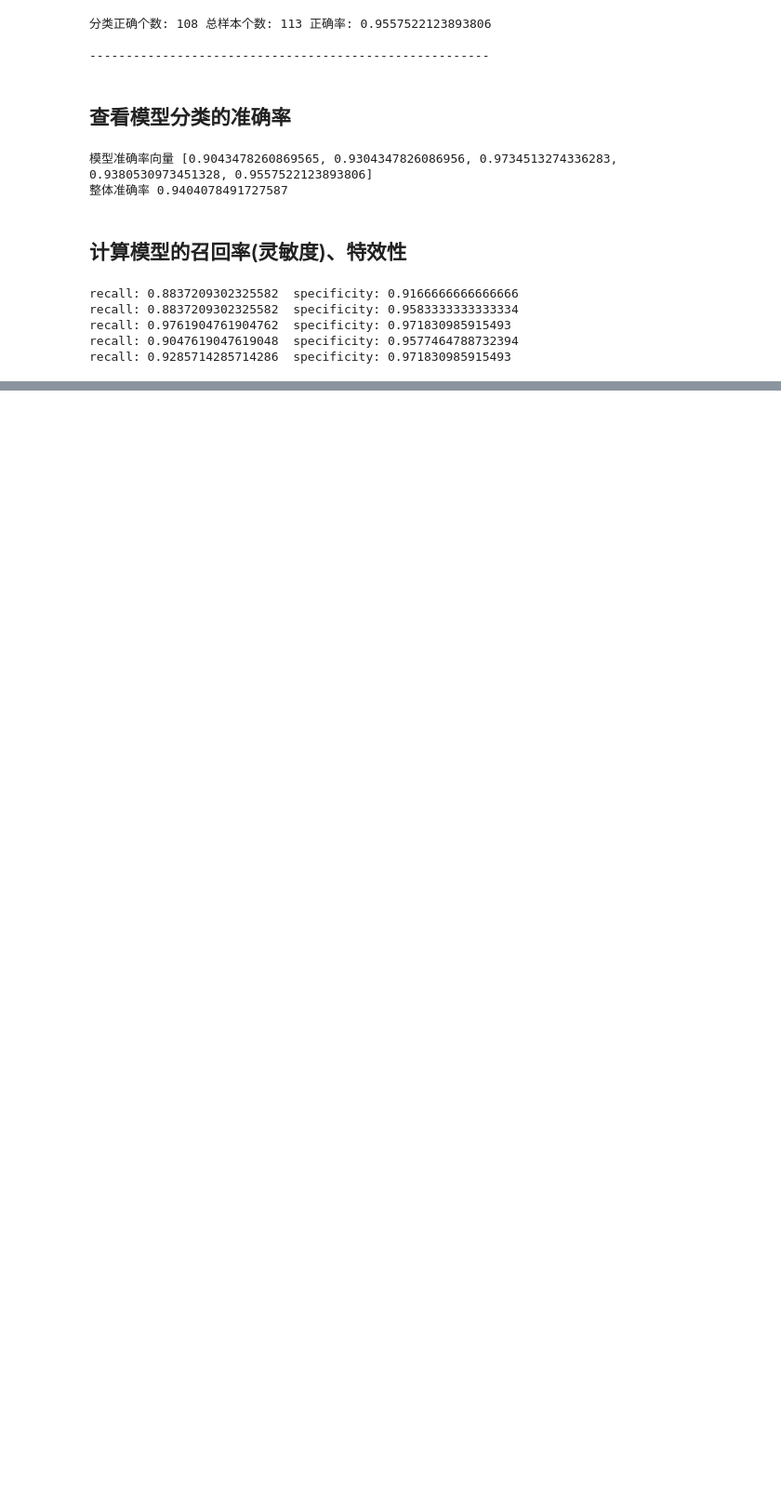
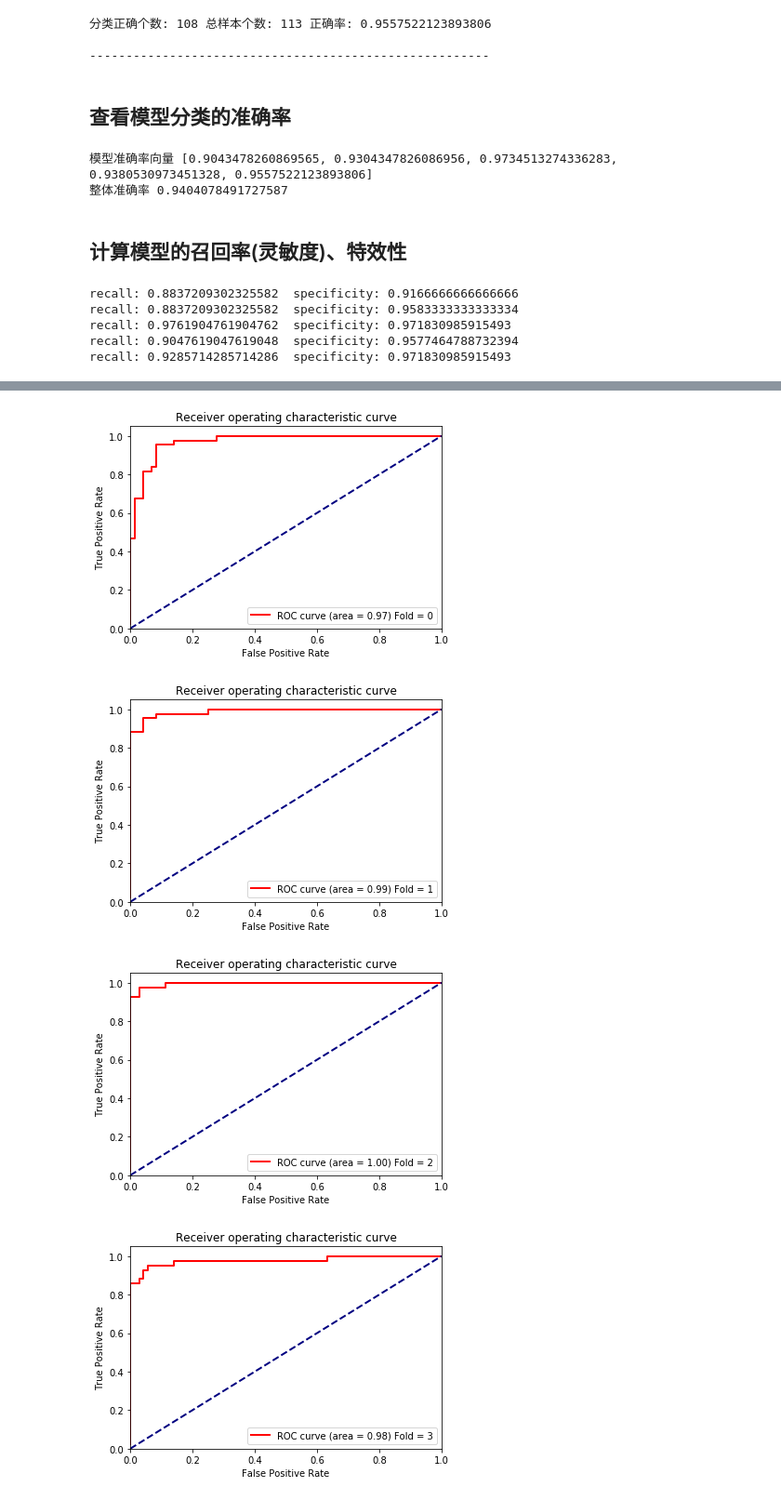
Before and after one commit to YSQ-1018/LogisticRegression, a Jupyter notebook: LogisticRegression_OK.ipynb, the cells around one changed output, grey strips where cells are left out. Shown at 93% size. Cells and saved outputs as stored; diff of their text form; code cells hidden in the pictures; blank space fills up the shorter version.

```diff
--- a/LogisticRegression_OK.ipynb
+++ b/LogisticRegression_OK.ipynb
@@ -260,6 +260,12 @@ accuracy = []
 
 #统计TP,FP,TN,FN的列表
 statistic_list = []
+
+#接收每轮预测值的列表，绘制roc曲线
+fpr_list = []
+tpr_list = []
+#计算auc
+auc_list = []
 
 for train_index,test_index in kfold.split(data,label):
     #print("Train Index:",train_index,",Test Index:",test_index)
@@ -276,6 +282,9 @@ for train_index,test_index in kfold.split(data,label):
     #对训练出的模型进行测试 Testing
     correct = 0 #用correct统计被分类正确样本的个数
 
+    #接收分类器对测试集样本判断为正例的概率，用于绘制ROC曲线
+    _predict_list = []
+
     #统计用于绘制混淆矩阵的信息
     malignat_malignat = 0 #本来是恶性分类为恶性的样本个数  TP
     malignat_benign = 0#本来是恶性分类为良性的样本个数 FN
@@ -285,6 +294,7 @@ for train_index,test_index in kfold.split(data,label):
     for i in range(X_test.shape[0]):
         sample = X_test[i] #取出该样本行向量
         prediction = compute_hypothesis(sample,model_parameter)#计算预测值
+        _predict_list.append(prediction)
         print("第",i,"个样本预测值为",prediction,"它的真值是:",y_test[i])
         judge = -1 #做出判决 初始化为-1，最终为1或0
         #生成决策
@@ -316,6 +326,15 @@ for train_index,test_index in kfold.split(data,label):
     foo = np.array([malignat_malignat,benign_malignat,benign_benign,malignat_benign])
     statistic_list.append(foo)
 
+    #为ROC绘制做准备
+    _predict_list = np.array(_predict_list)#转为ndarray
+    fpr,tpr,thresholds = metrics.roc_curve(y_test,_predict_list)
+    fpr_list.append(fpr)
+    tpr_list.append(tpr)
+    #计算auc
+    auc = metrics.auc(fpr,tpr)
+    auc_list.append(auc)
+
     print("分类正确个数:",correct,"总样本个数:",X_test.shape[0],"正确率:",acc)
     print("\n-------------------------------------------------------\n")
     count = count + 1
@@ -439,0 +461,20 @@ recall: 0.9285714285714286  specificity: 0.971830985915493
+# %%
+#绘图
+plt.figure()
+lw = 2
+for i in range(5):
+    plt.plot(fpr_list[i], tpr_list[i], color='red',
+             lw=lw, label='ROC curve (area = %0.2f) Fold = %d' % (auc_list[i],i))
+    plt.plot([0, 1], [0, 1], color='navy', lw=lw, linestyle='--')
+    plt.xlim([0.0, 1.0])
+    plt.ylim([0.0, 1.05])
+    plt.xlabel('False Positive Rate')
+    plt.ylabel('True Positive Rate')
+    plt.title('Receiver operating characteristic curve')
+    plt.legend(loc="lower right")
+    plt.show()
+# %% [output]
+[figure, added]
+[figure, added]
+[figure, added]
+[figure, added]
```
Also changed, not shown: parts of 7 cells of this notebook.
